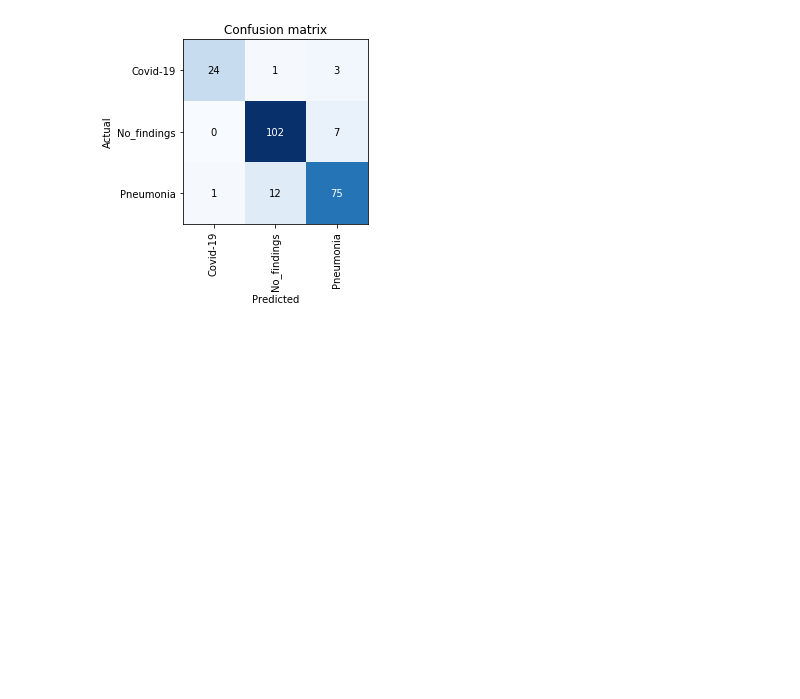
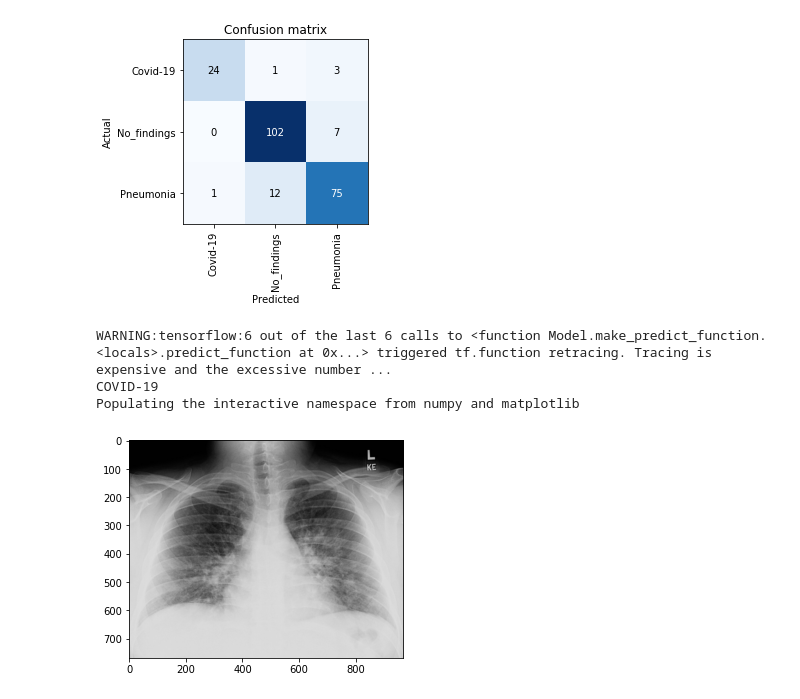
Before and after one commit to KDTEC/IP_proj, a Jupyter notebook: Image_processing_project_final.ipynb, the cells around one changed output. Cells and saved outputs as stored; diff of their text form; code cells hidden in the pictures; blank space fills up the shorter version.

```diff
--- a/Image_processing_project_final.ipynb
+++ b/Image_processing_project_final.ipynb
@@ -77,13 +77,14 @@ from google.colab.patches import cv2_imshow
 img1 = cv2.imread('/content/images/000001-1.jpg',1)
 # Creating our sharpening filter
 filter = np.array([[-1, -1, -1], [-1, 9, -1], [-1, -1, -1]])
-# Applying cv2.filter2D function on our Cybertruck image
+# Applying cv2.filter2D function on our image
 sharpen_img_1=cv2.filter2D(img1,-1,filter)
 scale_percent = 40 # percent of original size
 width = int(sharpen_img_1.shape[1] * scale_percent / 100)
 height = int(sharpen_img_1.shape[0] * scale_percent / 100)
 dim = (width, height)
-
+res = 'COVID-19'
+res2 = 'No_findings'
 # resize image
 resized = cv2.resize(sharpen_img_1, dim, interpolation = cv2.INTER_AREA)
 resized1 = cv2.resize(img1, dim, interpolation = cv2.INTER_AREA)
@@ -239,0 +244,24 @@ ax.set_ylim(interp.data.c - .5, - .5);
+# %%
+from tensorflow.keras.preprocessing import image
+import numpy as np
+
+img = image.load_img('/content/images/000001-1.jpg', target_size=(224, 224))
+img_array = image.img_to_array(img)
+img_batch = np.expand_dims(img_array, axis=0)
+# %%
+from tensorflow.keras.applications.resnet50 import preprocess_input, decode_predictions
+img_preprocessed = preprocess_input(img_batch)
+model1 = tf.keras.applications.resnet50.ResNet50()
+prediction = model1.predict(img_preprocessed)
+print(res)
+%pylab inline
+import matplotlib.pyplot as plt
+import matplotlib.image as mpimg
+img = mpimg.imread('/content/images/000001-1.jpg')
+imgplot = plt.imshow(img)
+plt.show()
+# %% [output]
+WARNING:tensorflow:6 out of the last 6 calls to <function Model.make_predict_function.<locals>.predict_function at 0x...> triggered tf.function retracing. Tracing is expensive and the excessive number ...
+COVID-19
+Populating the interactive namespace from numpy and matplotlib
+[figure, added]
```
Also changed, not shown: parts of 4 cells of this notebook.
